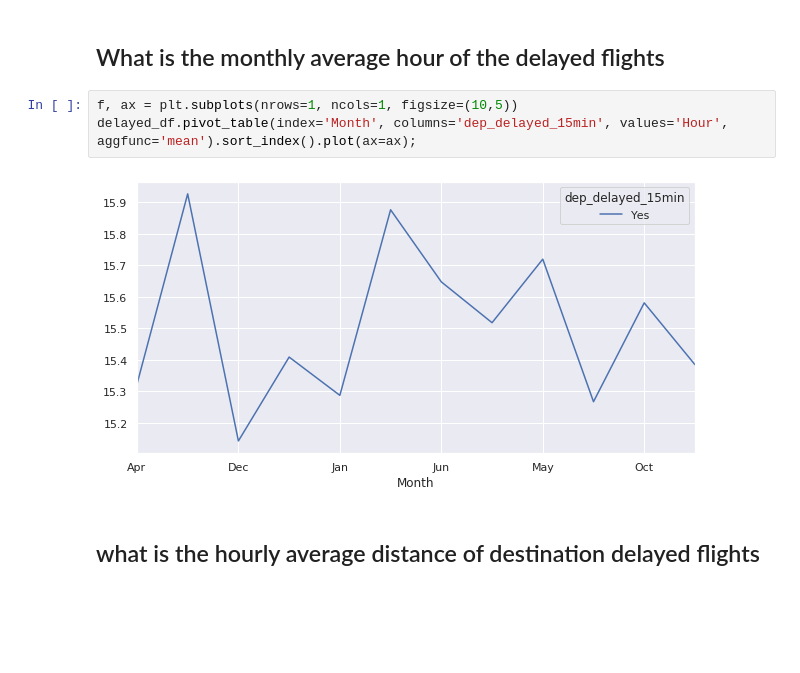
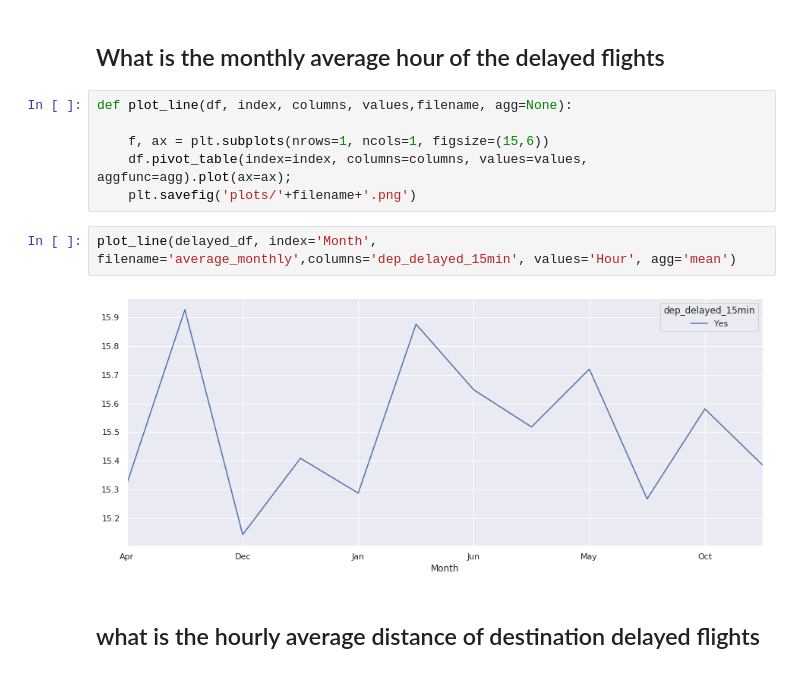
Before and after one commit to adeoti-ade/airline_delay, a Jupyter notebook: airline_delay.ipynb, the cells around one changed output. Drawn from its saved outputs; the diff is of its cells as text; blank space fills up the shorter version.

```diff
--- a/airline_delay.ipynb
+++ b/airline_delay.ipynb
@@ -236,9 +256,14 @@ for p in ax.patches:
 # %% [markdown]
 ## What is the monthly average hour of the delayed flights
 # %%
-f, ax = plt.subplots(nrows=1, ncols=1, figsize=(10,5))
-delayed_df.pivot_table(index='Month', columns='dep_delayed_15min', values='Hour', aggfunc='mean').sort_index().plot(ax=ax);
+def plot_line(df, index, columns, values,filename, agg=None):
+
+    f, ax = plt.subplots(nrows=1, ncols=1, figsize=(15,6))
+    df.pivot_table(index=index, columns=columns, values=values, aggfunc=agg).plot(ax=ax);
+    plt.savefig('plots/'+filename+'.png')
-# %% [output]
-[figure, removed]
+# %%
+plot_line(delayed_df, index='Month', filename='average_monthly',columns='dep_delayed_15min', values='Hour', agg='mean')
+# %% [output]
+[figure, added]
 # %% [markdown]
 ## what is the hourly average distance of destination delayed flights
```
Also changed, not shown: parts of 39 cells of this notebook, 14 other files.
